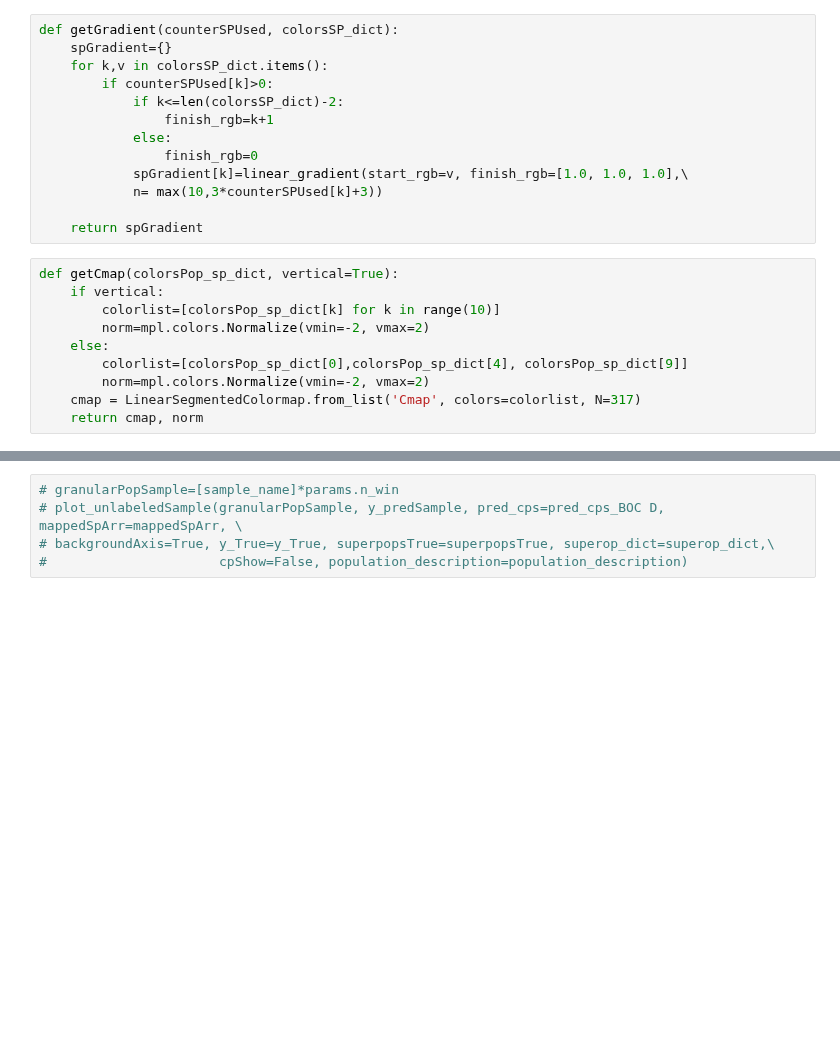
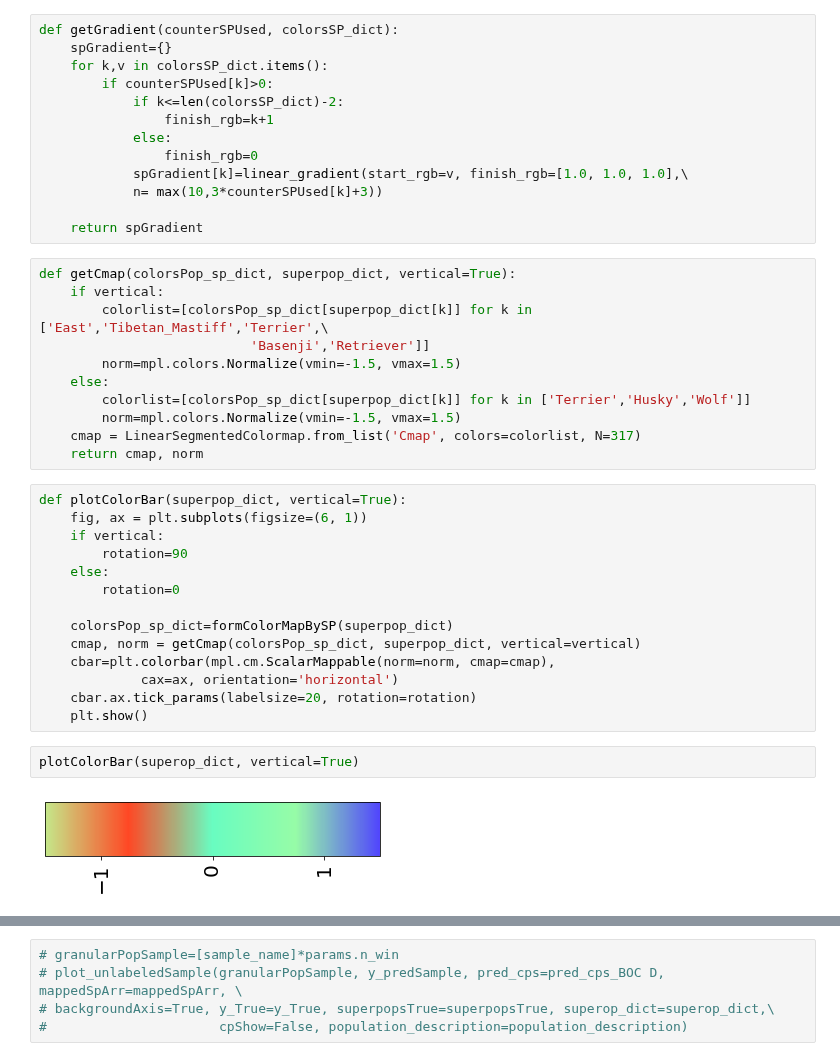
Before and after one commit to RichRast/Ge3Net, a Jupyter notebook: Notebooks/Shared_Notebooks/Admixed_dogs_predictions.ipynb, the cells around one changed output, grey strips where cells are left out. Saved outputs shown, nothing was run; the diff lists cells and outputs as text; blank space fills up the shorter version.

```diff
--- a/Notebooks/Shared_Notebooks/Admixed_dogs_predictions.ipynb
+++ b/Notebooks/Shared_Notebooks/Admixed_dogs_predictions.ipynb
@@ -443,12 +443,31 @@ def getGradient(counterSPUsed, colorsSP_dict):
 
     return spGradient
 # %%
-def getCmap(colorsPop_sp_dict, vertical=True):
+def getCmap(colorsPop_sp_dict, superpop_dict, vertical=True):
     if vertical:
-        colorlist=[colorsPop_sp_dict[k] for k in range(10)]
-        norm=mpl.colors.Normalize(vmin=-2, vmax=2)
+        colorlist=[colorsPop_sp_dict[superpop_dict[k]] for k in ['East','Tibetan_Mastiff','Terrier',\
+                           'Basenji','Retriever']]
+        norm=mpl.colors.Normalize(vmin=-1.5, vmax=1.5)
     else:
-        colorlist=[colorsPop_sp_dict[0],colorsPop_sp_dict[4], colorsPop_sp_dict[9]]
-        norm=mpl.colors.Normalize(vmin=-2, vmax=2)
+        colorlist=[colorsPop_sp_dict[superpop_dict[k]] for k in ['Terrier','Husky','Wolf']]
+        norm=mpl.colors.Normalize(vmin=-1.5, vmax=1.5)
     cmap = LinearSegmentedColormap.from_list('Cmap', colors=colorlist, N=317)
     return cmap, norm
+# %%
+def plotColorBar(superpop_dict, vertical=True):
+    fig, ax = plt.subplots(figsize=(6, 1))
+    if vertical:
+        rotation=90
+    else:
+        rotation=0
+
+    colorsPop_sp_dict=formColorMapBySP(superpop_dict)
+    cmap, norm = getCmap(colorsPop_sp_dict, superpop_dict, vertical=vertical)
+    cbar=plt.colorbar(mpl.cm.ScalarMappable(norm=norm, cmap=cmap),
+             cax=ax, orientation='horizontal')
+    cbar.ax.tick_params(labelsize=20, rotation=rotation)
+    plt.show()
+# %%
+plotColorBar(superop_dict, vertical=True)
+# %% [output]
+[figure, added]
```
Also changed, not shown: parts of 8 cells of this notebook.
